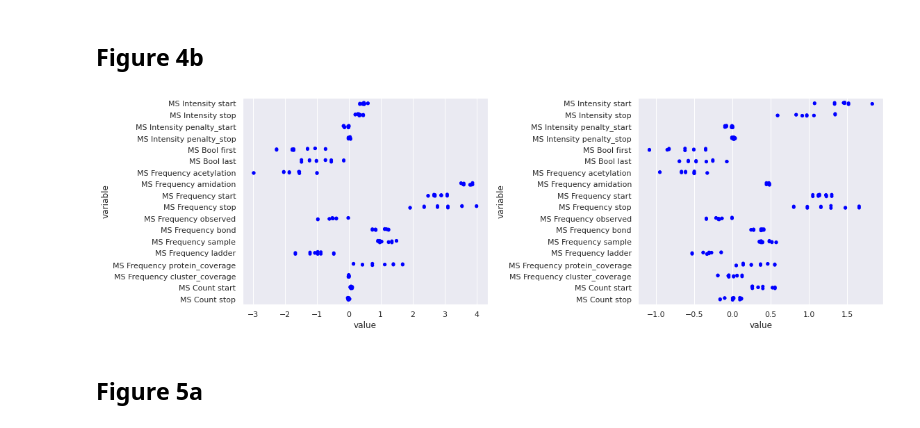
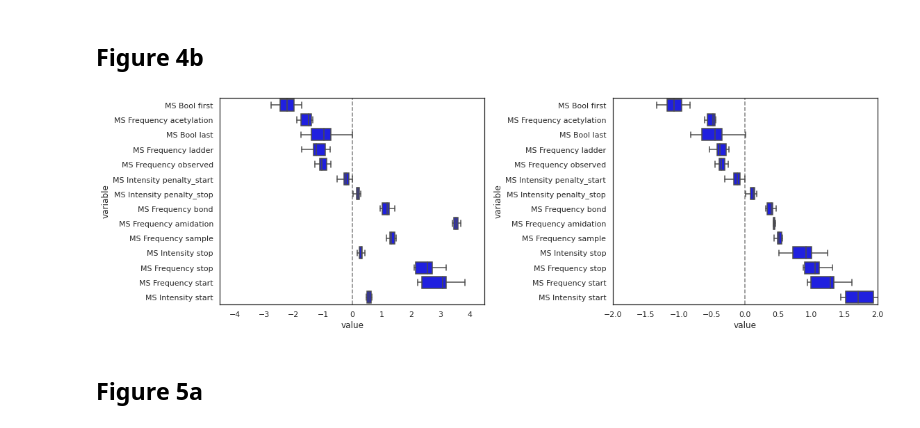
Before and after one commit to jancr/ppv, a Jupyter notebook: validation/manuscript_figures.ipynb, the cells around one changed output. Cells and saved outputs as stored; diff of their text form; code cells hidden in the pictures.

```diff
--- a/validation/manuscript_figures.ipynb
+++ b/validation/manuscript_figures.ipynb
@@ -224,5 +222,7 @@ df_ileum.loc[df_ileum['Annotations','Known']].shape
 # %% [markdown]
 ## Figure 4c
+# %%
+sns.set(style='white')
 # %%
 def make_features_numerical(df: pd.DataFrame) -> pd.DataFrame:
     '''Cannot train on boolean values.'''
@@ -356,13 +526,21 @@ plt.savefig(f"figures/paper/figure_4c.pdf")
 # %% [markdown]
 ## Figure 4a
 # %%
-df = pd.read_pickle('mouse_features_paper.pickle')
-feature_columns = df.columns[df.columns.get_level_values(0).str.startswith('MS')]
+exclude_features = [
+    (    'MS Count',             'start'),
+    (    'MS Count',             'stop'),
+    (    'MS Frequency',        'protein_coverage'),
+    (    'MS Frequency',        'cluster_coverage'),
+]
+feature_columns = df.columns[ (df.columns.get_level_values(0).str.startswith('MS')) & ~(df.columns.isin(exclude_features))]
+    # df['MS Count', 'start'] = np.log10(df['MS Count', 'start'])
 models = []
-for t in range(4):
-    for v in range(4):
+model_names = []
+for t in range(5):
+    for v in range(5):
         if not t ==v:
             models.append(pickle.load(open(os.path.join('nested_cv', 'cv_f_logreg', f'model_t{t}_v{v}.pkl'), 'rb')))
+            model_names.append((t,v))
 
 
 coef = [model.named_steps['logreg'].coef_ for model in models]
@@ -382,14 +560,25 @@ plt.savefig(f"figures/paper/figure_4a.pdf")
 # %% [markdown]
 ## Figure 4b
+# %%
+order = coef_df.mean(axis=0).sort_values().index.tolist()
+# %%
+sns.set_theme(style='white')
 # %%
 fig, axs = plt.subplots(1,2,figsize=(8*2,5))
-sns.stripplot(data=coef_raw_df.melt(), x='value', y='variable',color='blue', ax=axs[0])
 
-sns.stripplot(data=coef_df.melt(), x='value', y='variable',color='blue', ax=axs[1])
+axs[0].axvline(0, c='grey', linestyle='--', zorder=0)
+axs[1].axvline(0, c='grey', linestyle='--', zorder=0)
+sns.boxplot(data=coef_raw_df.melt(), x='value', y='variable',color='blue', ax=axs[0], order = order, whis=5)
+#sns.stripplot(data=coef_raw_df.melt(), x='value', y='variable',color='grey', ax=axs[0], order = order)
+
+sns.boxplot(data=coef_df.melt(), x='value', y='variable',color='blue', ax=axs[1], order = order, whis=5)
+axs[0].set_xlim(-4.5,4.5)
+axs[1].set_xlim(-2,2)
+
 fig.tight_layout()
 plt.savefig(f"figures/paper/figure_4b.svg")
 plt.savefig(f"figures/paper/figure_4b.pdf")
 # %% [output]
-[figure, old version]
+[figure, new version]
 # %% [markdown]
 ## Figure 5a
```
Also changed, not shown: parts of 78 cells of this notebook.
